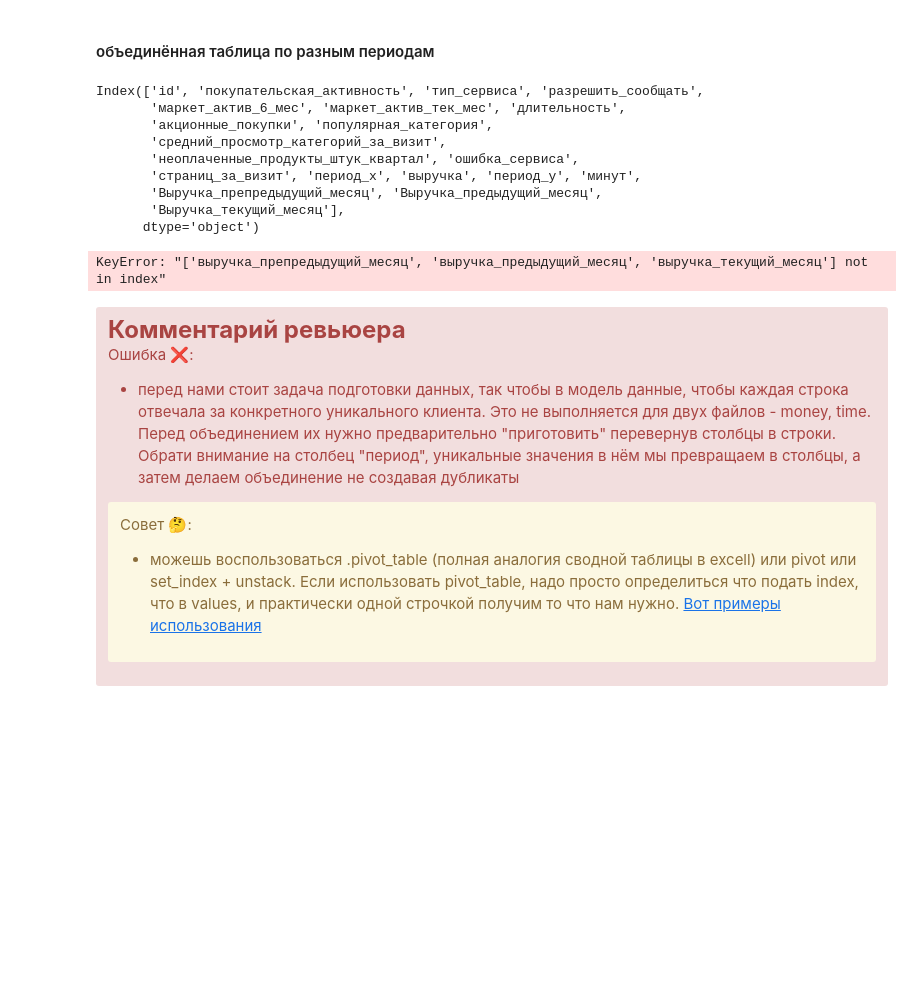
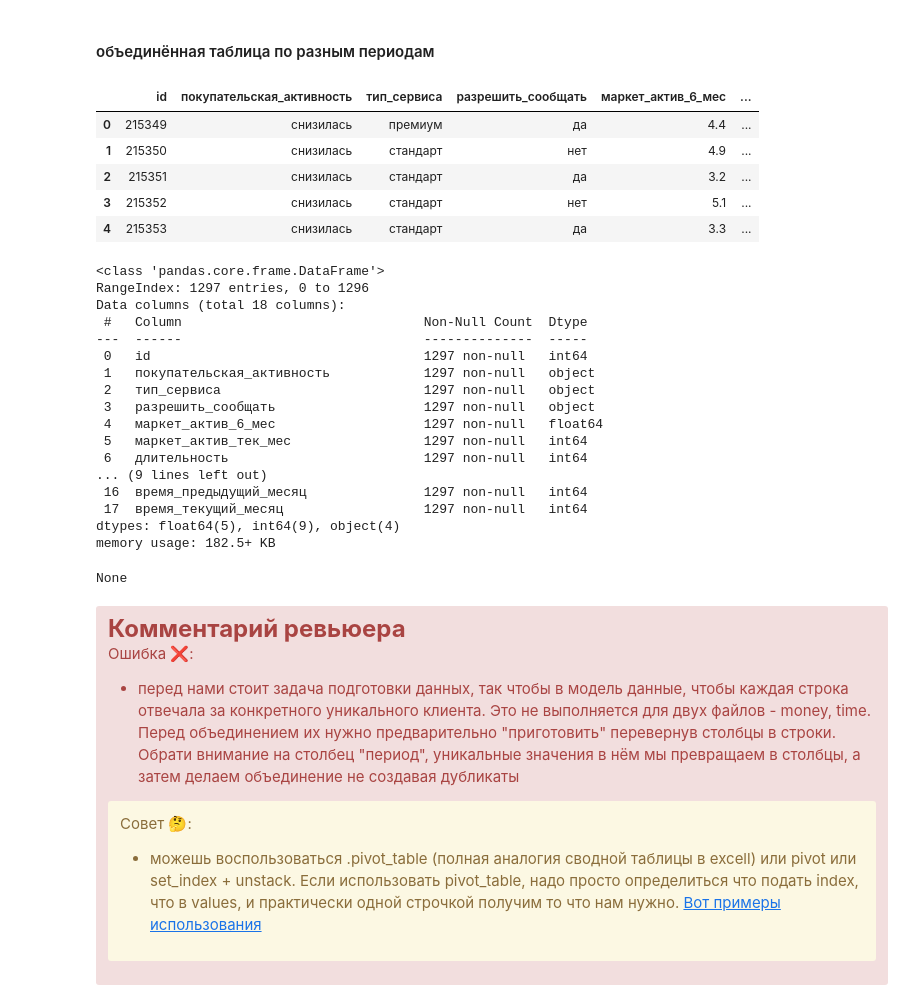
Before and after one commit to eugenii/DS_10_11, a Jupyter notebook: notebook_2.ipynb, the cells around one changed output. Drawn from its saved outputs; the diff is of its cells as text; code cells hidden in the pictures; blank space fills up the shorter version.

```diff
--- a/notebook_2.ipynb
+++ b/notebook_2.ipynb
@@ -539,0 +542,4 @@ for index in range(len(market_time_num_columns)):
+# %%
+display(market_money['выручка'].max())
+market_money = market_money.query('выручка < 20000')
+display(market_money['выручка'].max())
@@ -569,0 +560,4 @@ def plot_histogram_with_target(data, feature, target):
+# %%
+display(market_file['тип_сервиса'].unique())
+market_file.loc[market_file['тип_сервиса'] == 'стандартт', 'тип_сервиса'] = 'стандарт'
+display(market_file['тип_сервиса'].unique())
@@ -608,34 +591,38 @@ None
 # %% [markdown]
 #### объединённая таблица по разным периодам
 # %%
-# Создаем пустой DataFrame для новых столбцов
-period_columns = pd.DataFrame(index=df['id'].unique())
+# Объединяем market_file с market_money_pivot
+merged_data = market_file.merge(market_money_pivot, on='id', how='left')
 
-# Группируем данные по id и периоду
-for period in ['препредыдущий_месяц', 'предыдущий_месяц', 'текущий_месяц']:
-    period_data = market_money_active[market_money_active['период'] == period]
-    period_columns[f'Выручка_{period}'] = (
-        period_data.set_index('id')['выручка']
-                   .reindex(df['id'].unique(), fill_value=0)  # Заполняем пропуски нулями
-    )
-
-# Добавляем новые столбцы в основной DataFrame
-df = df.merge(period_columns, left_on='id', right_index=True, how='left')
-
-# Проверяем результат
-print(df.columns)
-print(df[['id', 'выручка_препредыдущий_месяц', 'выручка_предыдущий_месяц', 'выручка_текущий_месяц']].head())
+# Добавляем market_time_pivot
+merged_data = merged_data.merge(market_time_pivot, on='id', how='left')
+display(merged_data.head())
+display(merged_data.info())
 # %% [output]
+|  | id | покупательская_активность | тип_сервиса | разрешить_сообщать | маркет_актив_6_мес | ... |
+| 0 | 215349 | снизилась | премиум | да | 4.4 | ... |
+| 1 | 215350 | снизилась | стандарт | нет | 4.9 | ... |
+| 2 | 215351 | снизилась | стандарт | да | 3.2 | ... |
+| 3 | 215352 | снизилась | стандарт | нет | 5.1 | ... |
+| 4 | 215353 | снизилась | стандарт | да | 3.3 | ... |
-Index(['id', 'покупательская_активность', 'тип_сервиса', 'разрешить_сообщать',
-       'маркет_актив_6_мес', 'маркет_актив_тек_мес', 'длительность',
-       'акционные_покупки', 'популярная_категория',
-       'средний_просмотр_категорий_за_визит',
-       'неоплаченные_продукты_штук_квартал', 'ошибка_сервиса',
-       'страниц_за_визит', 'период_x', 'выручка', 'период_y', 'минут',
-       'Выручка_препредыдущий_месяц', 'Выручка_предыдущий_месяц',
-       'Выручка_текущий_месяц'],
-      dtype='object')
+<class 'pandas.core.frame.DataFrame'>
+RangeIndex: 1297 entries, 0 to 1296
+Data columns (total 18 columns):
+ #   Column                               Non-Null Count  Dtype
+---  ------                               --------------  -----
+ 0   id                                   1297 non-null   int64
+ 1   покупательская_активность            1297 non-null   object
+ 2   тип_сервиса                          1297 non-null   object
+ 3   разрешить_сообщать                   1297 non-null   object
+ 4   маркет_актив_6_мес                   1297 non-null   float64
+ 5   маркет_актив_тек_мес                 1297 non-null   int64
+ 6   длительность                         1297 non-null   int64
+... (9 lines left out)
+ 16  время_предыдущий_месяц               1297 non-null   int64
+ 17  время_текущий_месяц                  1297 non-null   int64
+dtypes: float64(5), int64(9), object(4)
+memory usage: 182.5+ KB
-KeyError: "['выручка_препредыдущий_месяц', 'выручка_предыдущий_месяц', 'выручка_текущий_месяц'] not in index"
+None
 # %% [markdown]
 
 <div class="alert alert-danger">
```
Also changed, not shown: parts of 34 cells of this notebook.
